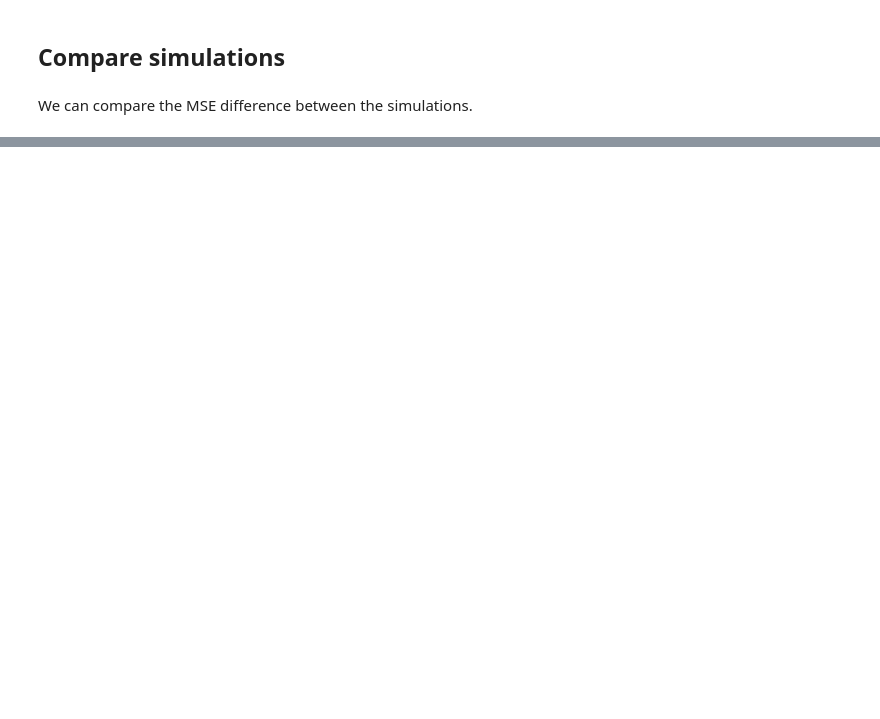
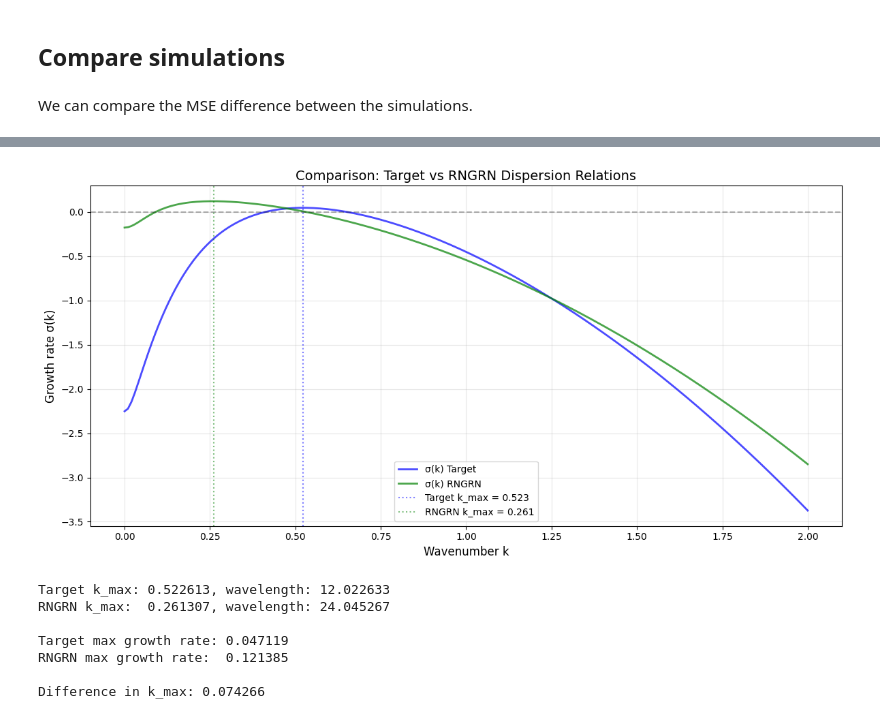
Before and after one commit to Endres-group/RNGRNs, a Jupyter notebook: RNGRN_Diffusion_notebook.ipynb, the cells around one changed output, grey strips where cells are left out. Cells and saved outputs as stored; diff of their text form; code cells hidden in the pictures; blank space fills up the shorter version.

Commit message:
Update training params

```diff
--- a/RNGRN_Diffusion_notebook.ipynb
+++ b/RNGRN_Diffusion_notebook.ipynb
@@ -1030,0 +1162,19 @@ plt.show()
+# %%
+### Calculate steady states of target model
+
+# Gierer-Meinhardt Parameters
+a = 0.5
+b = 1.0
+c = 6.1
+K = 0.003
+Du = 1.0
+Dv = 100.0
+
+# Calculate homogeneous steady state of saturated target model
+def steady_state_eq(u):
+    return a + c / (1 + K * u**2) - b * u
+
+u_star = fsolve(steady_state_eq, x0=(a + c) / b)[0]
+v_star = (u_star**2) / c
+
+print(f"Steady state: u* = {u_star:.6f}, v* = {v_star:.6f}")
@@ -1030,0 +1376,37 @@ plt.show()
+# %%
+### Target vs RNGRN dispersion relations
+
+plt.figure(figsize=(12, 6))
+
+# Plot both dispersion relations
+plt.plot(k_values, growth_rates, 'b-', linewidth=2, label='σ(k) Target', alpha=0.7)
+plt.plot(k_values_rngrn, growth_rates_rngrn, 'g-', linewidth=2, label='σ(k) RNGRN', alpha=0.7)
+
+plt.axhline(y=0, color='k', linestyle='--', alpha=0.3)
+plt.axvline(x=k_max, color='blue', linestyle=':', alpha=0.5,
+            label=f'Target k_max = {k_max:.3f}')
+plt.axvline(x=k_max_rngrn, color='green', linestyle=':', alpha=0.5,
+            label=f'RNGRN k_max = {k_max_rngrn:.3f}')
+
+plt.xlabel('Wavenumber k', fontsize=12)
+plt.ylabel('Growth rate σ(k)', fontsize=12)
+plt.title('Comparison: Target vs RNGRN Dispersion Relations', fontsize=14)
+plt.grid(True, alpha=0.3)
+plt.legend(fontsize=10)
+plt.tight_layout()
+plt.show()
+
+print(f"Target k_max: {k_max:.6f}, wavelength: {2*np.pi/k_max:.6f}")
+print(f"RNGRN k_max:  {k_max_rngrn:.6f}, wavelength: {2*np.pi/k_max_rngrn:.6f}")
+print(f"\nTarget max growth rate: {growth_rates[k_max_idx]:.6f}")
+print(f"RNGRN max growth rate:  {growth_rates_rngrn[k_max_idx_rngrn]:.6f}")
+print(f"\nDifference in k_max: {abs(growth_rates[k_max_idx] - growth_rates_rngrn[k_max_idx_rngrn]):.6f}")
+# %% [output]
+[figure, added]
+Target k_max: 0.522613, wavelength: 12.022633
+RNGRN k_max:  0.261307, wavelength: 24.045267
+
+Target max growth rate: 0.047119
+RNGRN max growth rate:  0.121385
+
+Difference in k_max: 0.074266
```
Also changed, not shown: parts of 33 cells of this notebook.
